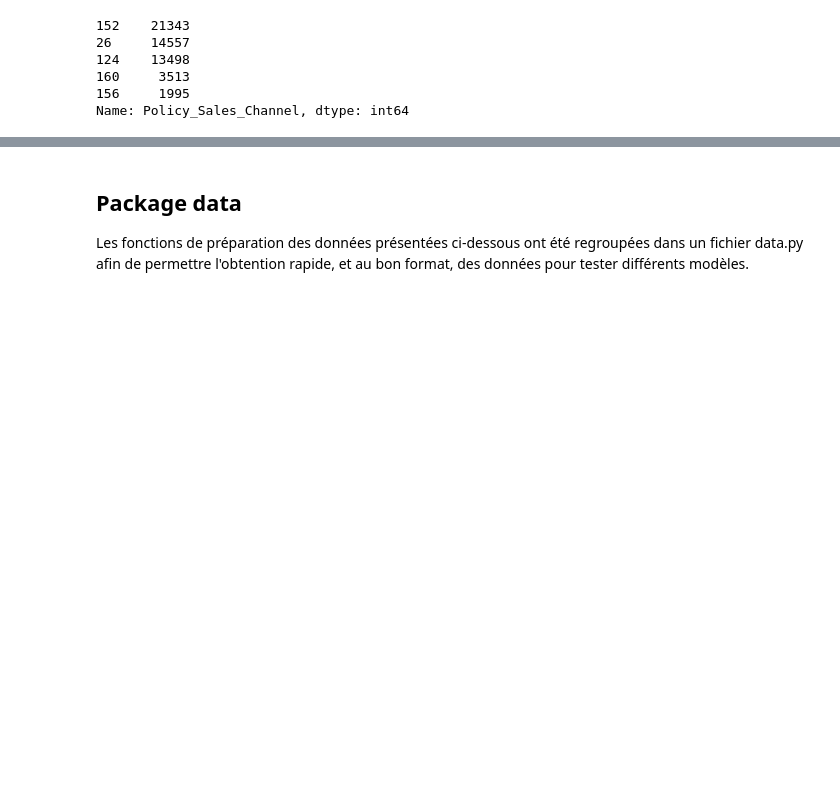
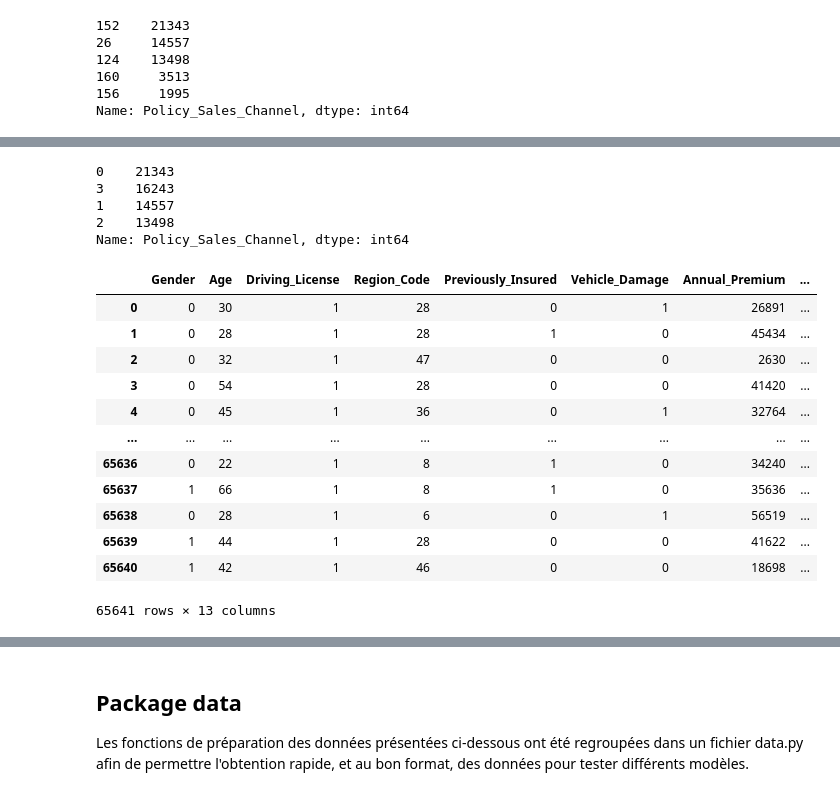
Before and after one commit to claviermathieu/ISFA-prj-datascience, a Jupyter notebook: book/docs/01_data_prep.ipynb, the cells around one changed output, grey strips where cells are left out. Saved outputs shown, nothing was run; the diff lists cells and outputs as text; code cells hidden in the pictures; blank space fills up the shorter version.

Commit message:
Policy transformation

```diff
--- a/book/docs/01_data_prep.ipynb
+++ b/book/docs/01_data_prep.ipynb
@@ -90,0 +89,13 @@ Name: Policy_Sales_Channel, dtype: int64
+# %%
+dict_cat = {152 : 0, 26 : 1, 124 : 2}
+
+def default_dict(x):
+    if x in dict_cat:
+        return dict_cat[x]
+    else:
+        return 3
+
+new_damage = train.Policy_Sales_Channel.apply(lambda x : default_dict(x))
+train['Policy_Sales_Channel'] = new_damage
+
+train.head()
@@ -90,0 +109,24 @@ Name: Policy_Sales_Channel, dtype: int64
+# %%
+train.Policy_Sales_Channel.value_counts(sort=True).head(5)
+# %% [output]
+0    21343
+3    16243
+1    14557
+2    13498
+Name: Policy_Sales_Channel, dtype: int64
+# %%
+train
+# %% [output]
+|  | Gender | Age | Driving_License | Region_Code | Previously_Insured | Vehicle_Damage | Annual_Premium | ... |
+| 0 | 0 | 30 | 1 | 28 | 0 | 1 | 26891 | ... |
+| 1 | 0 | 28 | 1 | 28 | 1 | 0 | 45434 | ... |
+| 2 | 0 | 32 | 1 | 47 | 0 | 0 | 2630 | ... |
+| 3 | 0 | 54 | 1 | 28 | 0 | 0 | 41420 | ... |
+| 4 | 0 | 45 | 1 | 36 | 0 | 1 | 32764 | ... |
+| ... | ... | ... | ... | ... | ... | ... | ... | ... |
+| 65636 | 0 | 22 | 1 | 8 | 1 | 0 | 34240 | ... |
+| 65637 | 1 | 66 | 1 | 8 | 1 | 0 | 35636 | ... |
+| 65638 | 0 | 28 | 1 | 6 | 0 | 1 | 56519 | ... |
+| 65639 | 1 | 44 | 1 | 28 | 0 | 0 | 41622 | ... |
+| 65640 | 1 | 42 | 1 | 46 | 0 | 0 | 18698 | ... |
+65641 rows × 13 columns
```
Also changed, not shown: parts of 6 cells of this notebook.
